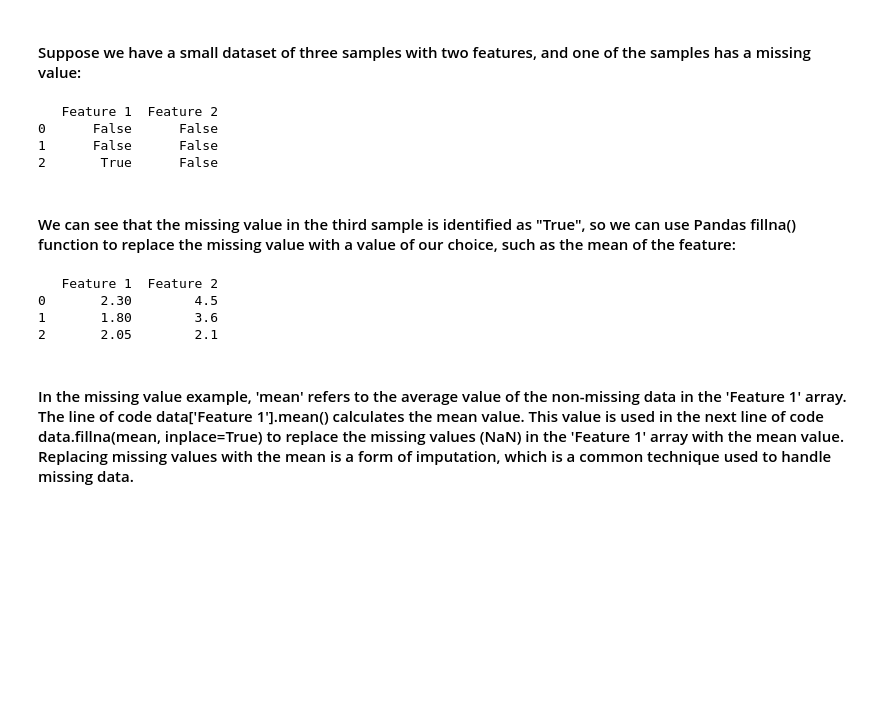
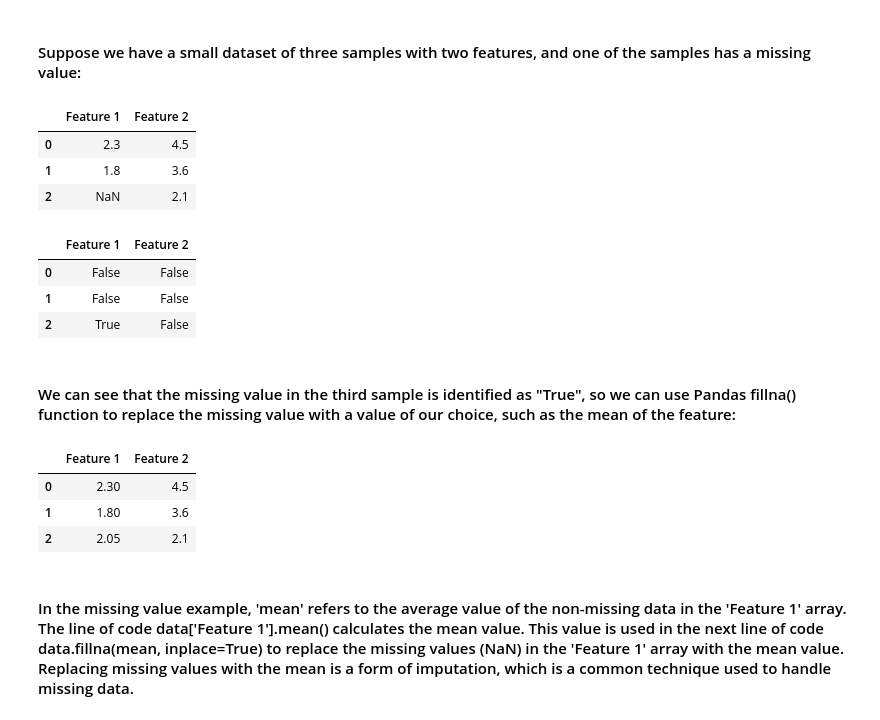
Before and after one commit to ArcaneIrvine/ACM_Machine_Learning, a Jupyter notebook: Lessons/lesson_2.ipynb, the cells around one changed output. Saved outputs shown, nothing was run; the diff lists cells and outputs as text; code cells hidden in the pictures; blank space fills up the shorter version.

```diff
--- a/Lessons/lesson_2.ipynb
+++ b/Lessons/lesson_2.ipynb
@@ -64,22 +65,26 @@ plt.show()
 #### Identifying missing values in the data is essential as it can affect the performance of machine learning models. Missing values can result in biased or incorrect results, which can mislead the data analysis process. Therefore, it is crucial to identify missing data and handle it appropriately. In machine learning, missing data can be dealt with by imputing the missing values or deleting the rows or columns with missing data. Choosing the right strategy depends on the data set and the specific problem being addressed.
 # %% [markdown]
 #### Suppose we have a small dataset of three samples with two features, and one of the samples has a missing value:
-# %%
-import pandas as pd
-
-"""
-     Feature 1    Feature 2
-1       2.3          4.5
-2       1.8          3.6
-3        ?           2.1
-"""
-data = pd.DataFrame({'Feature 1': [2.3, 1.8, None], 'Feature 2': [4.5, 3.6, 2.1]})
-print(data.isnull())
-# %% [output]
-   Feature 1  Feature 2
-0      False      False
-1      False      False
-2       True      False
+# %%
+# Pandas is a Python library used for data manipulation and analysis. It provides data structures and functions to work with structured data, such as data frames and series
+import pandas as pd
+
+# create a dataset with a missing value
+data = pd.DataFrame({'Feature 1': [2.3, 1.8, None], 'Feature 2': [4.5, 3.6, 2.1]})
+data
+# %% [output]
+|  | Feature 1 | Feature 2 |
+| 0 | 2.3 | 4.5 |
+| 1 | 1.8 | 3.6 |
+| 2 | NaN | 2.1 |
+# %%
+# isnull() function is going to identify the missing value
+data.isnull()
+# %% [output]
+|  | Feature 1 | Feature 2 |
+| 0 | False | False |
+| 1 | False | False |
+| 2 | True | False |
 # %% [markdown]
 #### We can see that the missing value in the third sample is identified as "True", so we can use Pandas fillna() function to replace the missing value with a value of our choice, such as the mean of the feature:
 # %%
@@ -87,11 +92,11 @@ mean = data['Feature 1'].mean()
 # inplace=True modifies the dataframe directly (so our data) without creating a new object
 data.fillna(mean, inplace=True)
 
-print(data)
+data
 # %% [output]
-   Feature 1  Feature 2
-0       2.30        4.5
-1       1.80        3.6
-2       2.05        2.1
+|  | Feature 1 | Feature 2 |
+| 0 | 2.30 | 4.5 |
+| 1 | 1.80 | 3.6 |
+| 2 | 2.05 | 2.1 |
 # %% [markdown]
 #### In the missing value example, 'mean' refers to the average value of the non-missing data in the 'Feature 1' array. The line of code data['Feature 1'].mean() calculates the mean value. This value is used in the next line of code data.fillna(mean, inplace=True) to replace the missing values (NaN) in the 'Feature 1' array with the mean value. Replacing missing values with the mean is a form of imputation, which is a common technique used to handle missing data.
```
Also changed, not shown: parts of 1 cell of this notebook.
